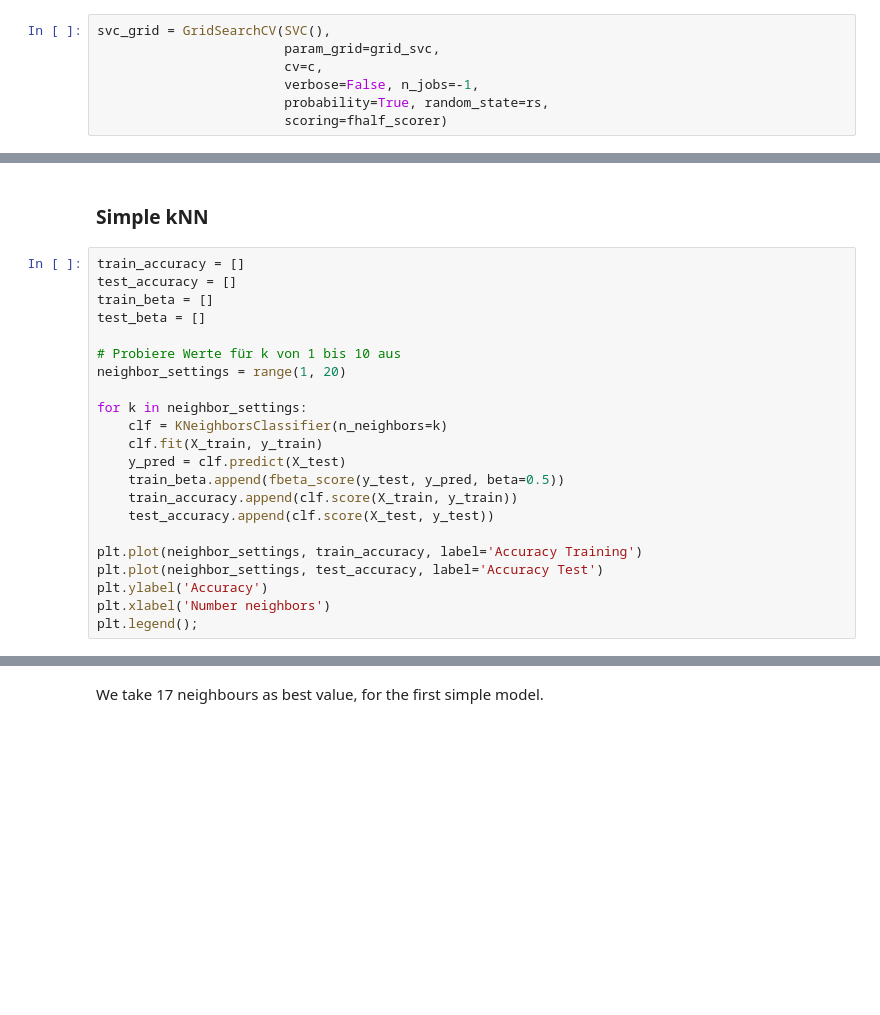
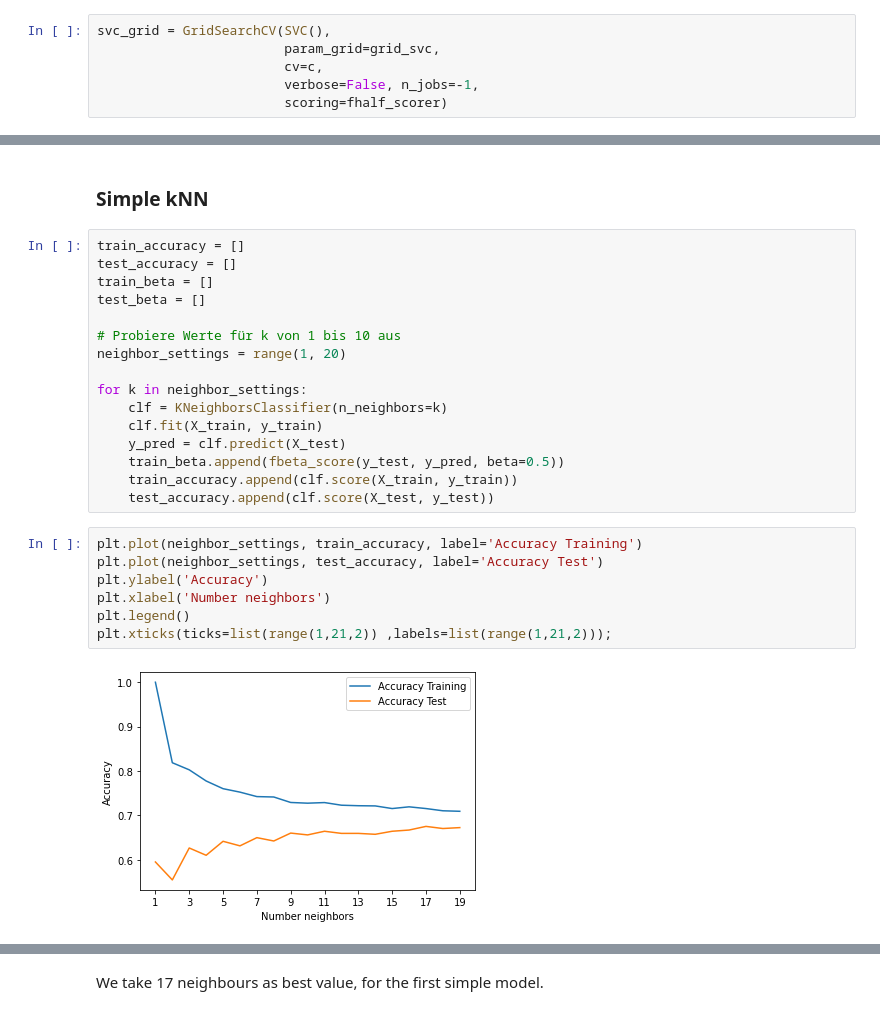
Before and after one commit to m-kno/mimic3, a Jupyter notebook: 05_Modeling.ipynb, the cells around one changed output, grey strips where cells are left out. Cells and saved outputs as stored; diff of their text form; blank space fills up the shorter version.

```diff
--- a/05_Modeling.ipynb
+++ b/05_Modeling.ipynb
@@ -838,7 +1265,6 @@ svc_grid = GridSearchCV(SVC(),
                         param_grid=grid_svc,
                         cv=c,
                         verbose=False, n_jobs=-1,
-                        probability=True, random_state=rs,
                         scoring=fhalf_scorer)
 # %%
 svc_grid.fit(X_train, y_train)
@@ -871,12 +1323,15 @@ for k in neighbor_settings:
     train_beta.append(fbeta_score(y_test, y_pred, beta=0.5))
     train_accuracy.append(clf.score(X_train, y_train))
     test_accuracy.append(clf.score(X_test, y_test))
-
-plt.plot(neighbor_settings, train_accuracy, label='Accuracy Training')
-plt.plot(neighbor_settings, test_accuracy, label='Accuracy Test')
-plt.ylabel('Accuracy')
-plt.xlabel('Number neighbors')
-plt.legend();
+# %%
+plt.plot(neighbor_settings, train_accuracy, label='Accuracy Training')
+plt.plot(neighbor_settings, test_accuracy, label='Accuracy Test')
+plt.ylabel('Accuracy')
+plt.xlabel('Number neighbors')
+plt.legend()
+plt.xticks(ticks=list(range(1,21,2)) ,labels=list(range(1,21,2)));
+# %% [output]
+[figure, added]
 # %%
 plt.plot(neighbor_settings, train_beta)
 plt.ylabel('F-beta-score')
```
Also changed, not shown: parts of 87 cells of this notebook.
